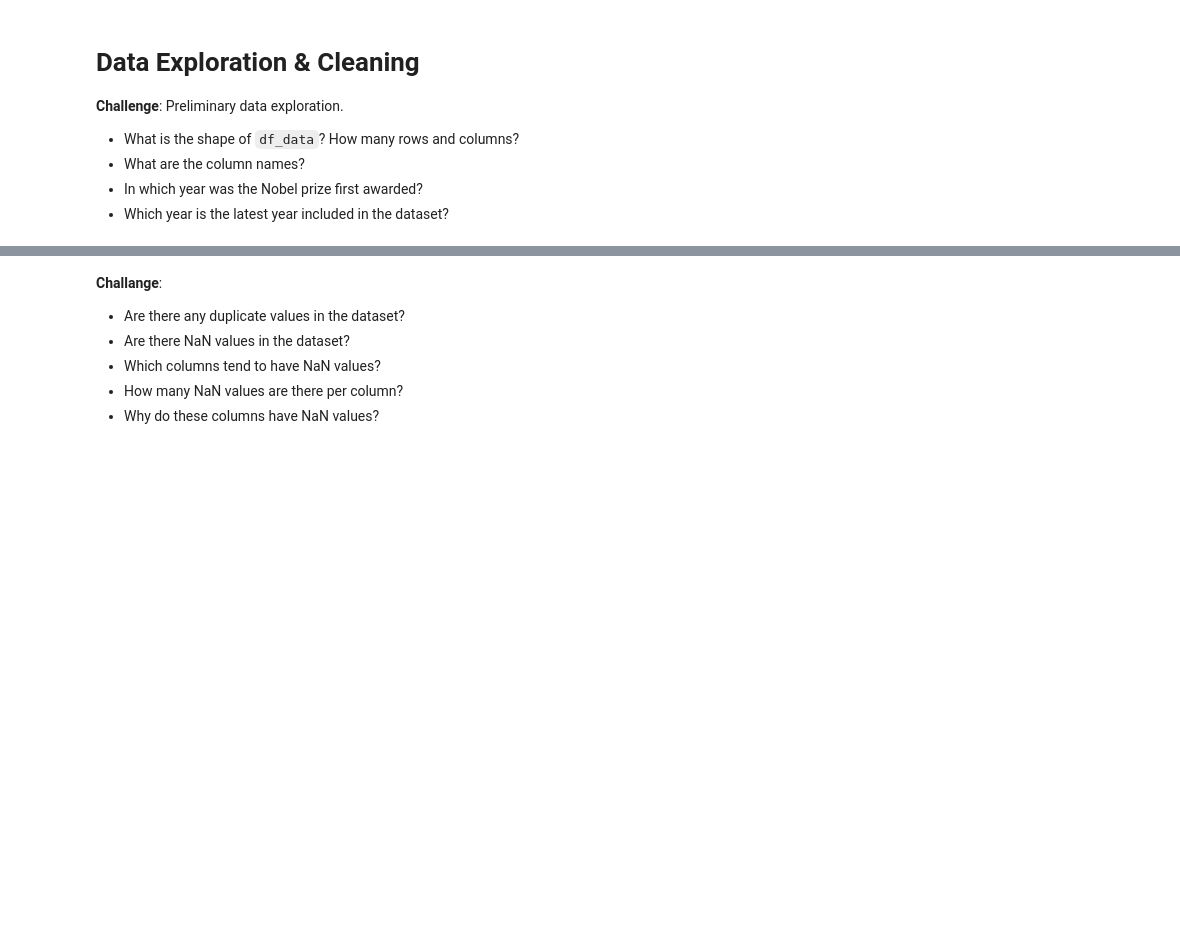
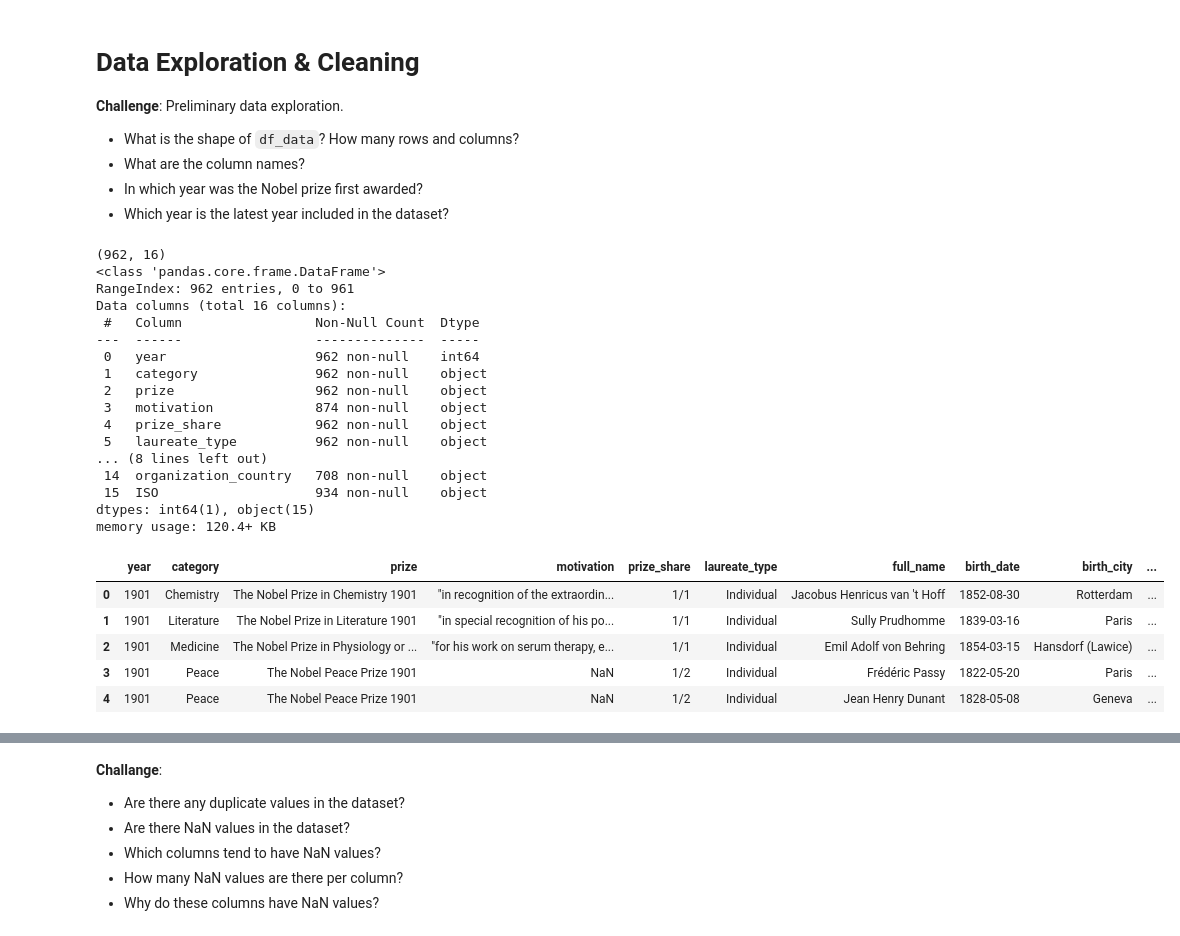
Before and after one commit to sinhadeepak1115/Nobel-Prize-Analysis-Start, a Jupyter notebook: Nobel_Prize_Analysis_(start).ipynb, the cells around one changed output, grey strips where cells are left out. Drawn from its saved outputs; the diff is of its cells as text; code cells hidden in the pictures; blank space fills up the shorter version.

```diff
--- a/Nobel_Prize_Analysis_(start).ipynb
+++ b/Nobel_Prize_Analysis_(start).ipynb
@@ -48,3 +49,31 @@ Caveats: The exact birth dates for Michael Houghton, Venkatraman Ramakrishnan, a
 * What are the column names?
 * In which year was the Nobel prize first awarded?
 * Which year is the latest year included in the dataset?
+# %%
+print(df_data.shape)
+df_data.info()
+df_data.head()
+# %% [output]
+(962, 16)
+<class 'pandas.core.frame.DataFrame'>
+RangeIndex: 962 entries, 0 to 961
+Data columns (total 16 columns):
+ #   Column                 Non-Null Count  Dtype
+---  ------                 --------------  -----
+ 0   year                   962 non-null    int64
+ 1   category               962 non-null    object
+ 2   prize                  962 non-null    object
+ 3   motivation             874 non-null    object
+ 4   prize_share            962 non-null    object
+ 5   laureate_type          962 non-null    object
+... (8 lines left out)
+ 14  organization_country   708 non-null    object
+ 15  ISO                    934 non-null    object
+dtypes: int64(1), object(15)
+memory usage: 120.4+ KB
+|  | year | category | prize | motivation | prize_share | laureate_type | full_name | birth_date | birth_city | ... |
+| 0 | 1901 | Chemistry | The Nobel Prize in Chemistry 1901 | "in recognition of the extraordin... | 1/1 | Individual | Jacobus Henricus van 't Hoff | 1852-08-30 | Rotterdam | ... |
+| 1 | 1901 | Literature | The Nobel Prize in Literature 1901 | "in special recognition of his po... | 1/1 | Individual | Sully Prudhomme | 1839-03-16 | Paris | ... |
+| 2 | 1901 | Medicine | The Nobel Prize in Physiology or ... | "for his work on serum therapy, e... | 1/1 | Individual | Emil Adolf von Behring | 1854-03-15 | Hansdorf (Lawice) | ... |
+| 3 | 1901 | Peace | The Nobel Peace Prize 1901 | NaN | 1/2 | Individual | Frédéric Passy | 1822-05-20 | Paris | ... |
+| 4 | 1901 | Peace | The Nobel Peace Prize 1901 | NaN | 1/2 | Individual | Jean Henry Dunant | 1828-05-08 | Geneva | ... |
```
Also changed, not shown: parts of 11 cells of this notebook.
